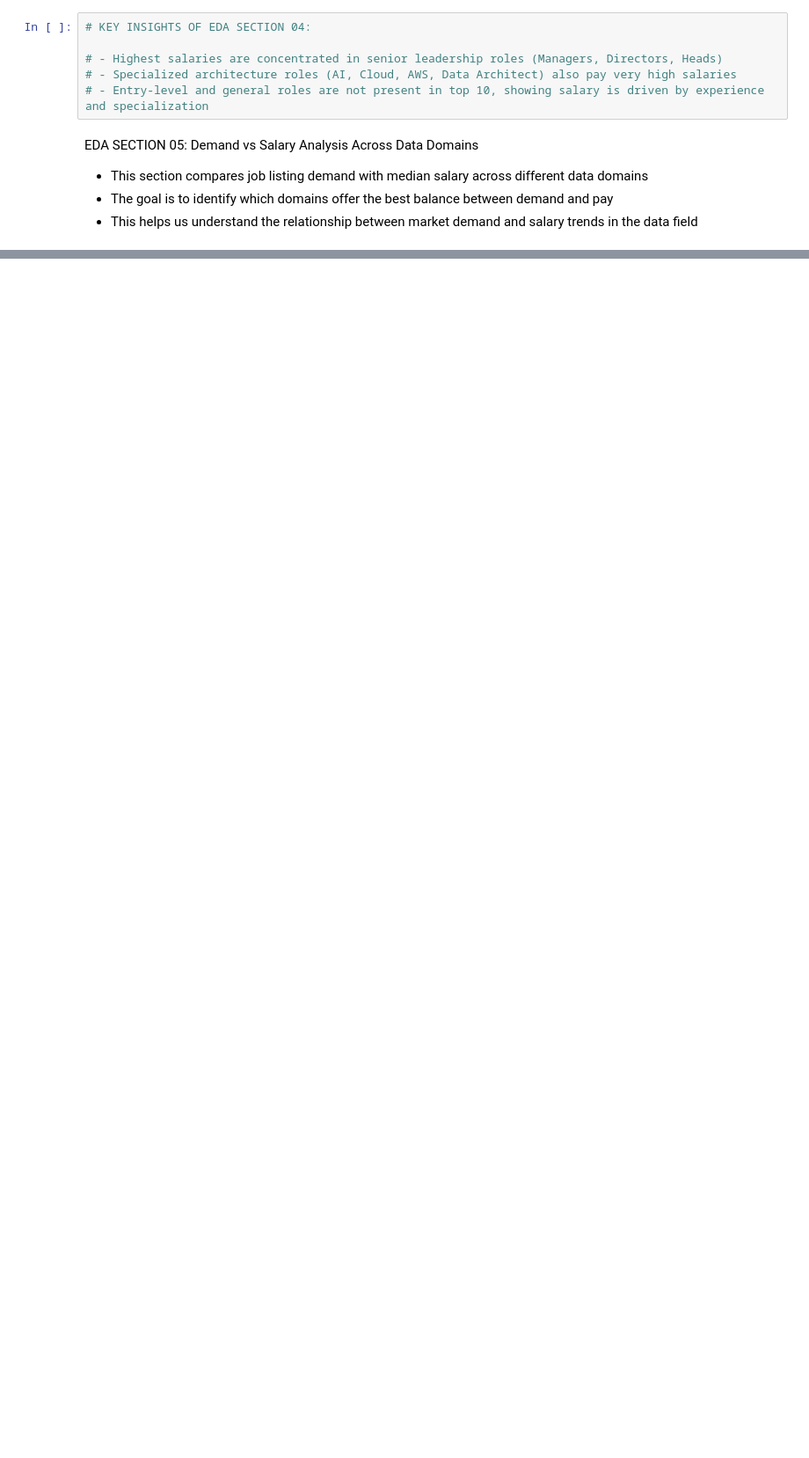
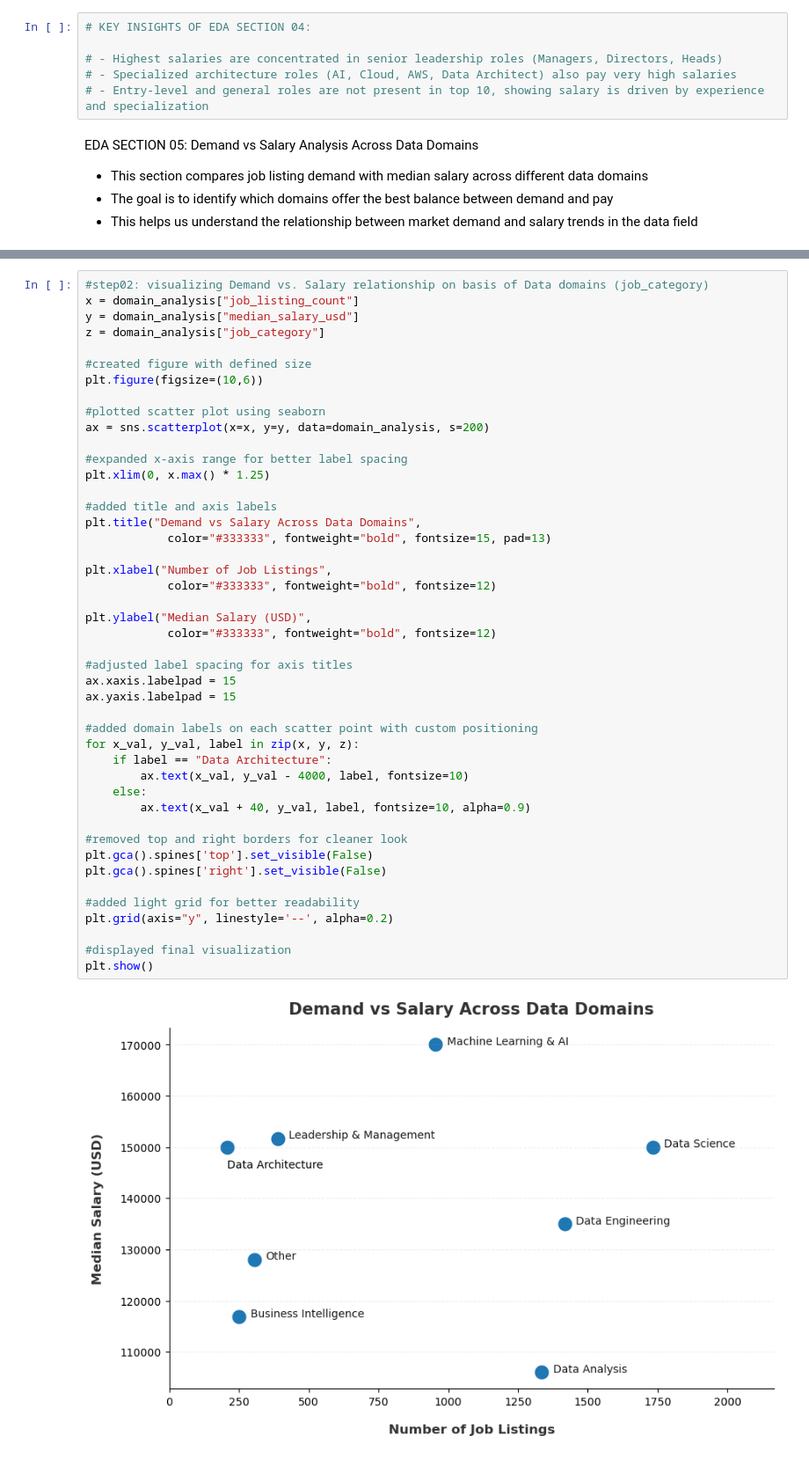
Before and after one commit to Chauhanekta21/Data_Job_Market_Analysis, a Jupyter notebook: main_file.ipynb, the cells around one changed output, grey strips where cells are left out. Shown at 88% size. Drawn from its saved outputs; the diff is of its cells as text; blank space fills up the shorter version.

Commit message:
Visualized demand vs salary across data domains using scatter plot

```diff
--- a/main_file.ipynb
+++ b/main_file.ipynb
@@ -850,0 +855,47 @@ domain_analysis = (clean_dataset.groupby("job_category")
+# %%
+#step02: visualizing Demand vs. Salary relationship on basis of Data domains (job_category)
+x = domain_analysis["job_listing_count"]
+y = domain_analysis["median_salary_usd"]
+z = domain_analysis["job_category"]
+
+#created figure with defined size
+plt.figure(figsize=(10,6))
+
+#plotted scatter plot using seaborn
+ax = sns.scatterplot(x=x, y=y, data=domain_analysis, s=200)
+
+#expanded x-axis range for better label spacing
+plt.xlim(0, x.max() * 1.25)
+
+#added title and axis labels
+plt.title("Demand vs Salary Across Data Domains",
+            color="#333333", fontweight="bold", fontsize=15, pad=13)
+
+plt.xlabel("Number of Job Listings",
+            color="#333333", fontweight="bold", fontsize=12)
+
+plt.ylabel("Median Salary (USD)",
+            color="#333333", fontweight="bold", fontsize=12)
+
+#adjusted label spacing for axis titles
+ax.xaxis.labelpad = 15
+ax.yaxis.labelpad = 15
+
+#added domain labels on each scatter point with custom positioning
+for x_val, y_val, label in zip(x, y, z):
+    if label == "Data Architecture":
+        ax.text(x_val, y_val - 4000, label, fontsize=10)
+    else:
+        ax.text(x_val + 40, y_val, label, fontsize=10, alpha=0.9)
+
+#removed top and right borders for cleaner look
+plt.gca().spines['top'].set_visible(False)
+plt.gca().spines['right'].set_visible(False)
+
+#added light grid for better readability
+plt.grid(axis="y", linestyle='--', alpha=0.2)
+
+#displayed final visualization
+plt.show()
+# %% [output]
+[figure, added]
```
Also changed, not shown: parts of 1 cell of this notebook.
